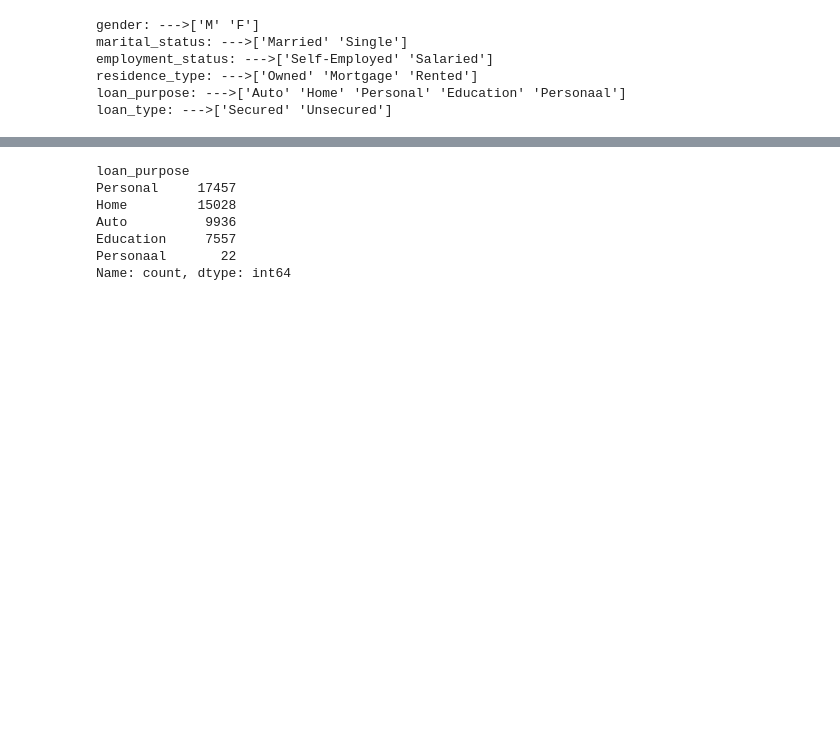
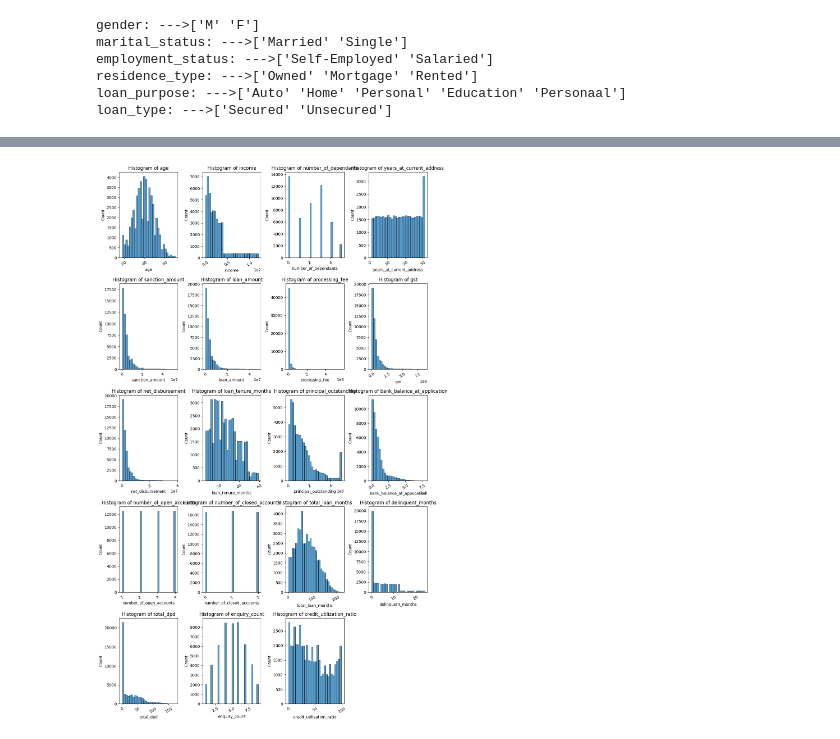
Before and after one commit to JY6299/CR_Modeling_2, a Jupyter notebook: CR_ML_Modeling.ipynb, the cells around one changed output, grey strips where cells are left out. Saved outputs shown, nothing was run; the diff lists cells and outputs as text; code cells hidden in the pictures; blank space fills up the shorter version.

```diff
--- a/CR_ML_Modeling.ipynb
+++ b/CR_ML_Modeling.ipynb
@@ -113,7 +114,7 @@ Name: proportion, dtype: float64
 # %%
 df[['disbursal_date','installment_start_dt']] = df[['disbursal_date','installment_start_dt']].apply(pd.to_datetime)
 
-num_var = list(df.select_dtypes(include='int64'))
+num_var = list(df.select_dtypes(include=['int64','float64']))
 char_var = list(df.select_dtypes(include='object'))
 
 char_var.remove('cust_id'),char_var.remove('loan_id')
@@ -151,10 +154,20 @@ plt.show()
 # %%
-df['loan_purpose'].value_counts()
+m = len(num_var)
+ncols = 4
+nrows = (m+ncols-1) // ncols
+
+fig, axes = plt.subplots(nrows=nrows,ncols=ncols,figsize=(12,4*nrows))
+axes = axes.flatten()
+
+for i, var in enumerate(num_var):
+  sns.histplot(data=df, x=var, ax=axes[i], bins=30, kde=False)
+  axes[i].set_title(f"Histogram of {var}")
+  axes[i].tick_params(axis='x', rotation=30)
+
+for j in range(i+1, len(axes)):
+  fig.delaxes(axes[j])
+
+plt.tight_layout()
+plt.show()
 # %% [output]
-loan_purpose
-Personal     17457
-Home         15028
-Auto          9936
-Education     7557
-Personaal       22
-Name: count, dtype: int64
+[figure, added]
```
Also changed, not shown: parts of 4 cells of this notebook.
